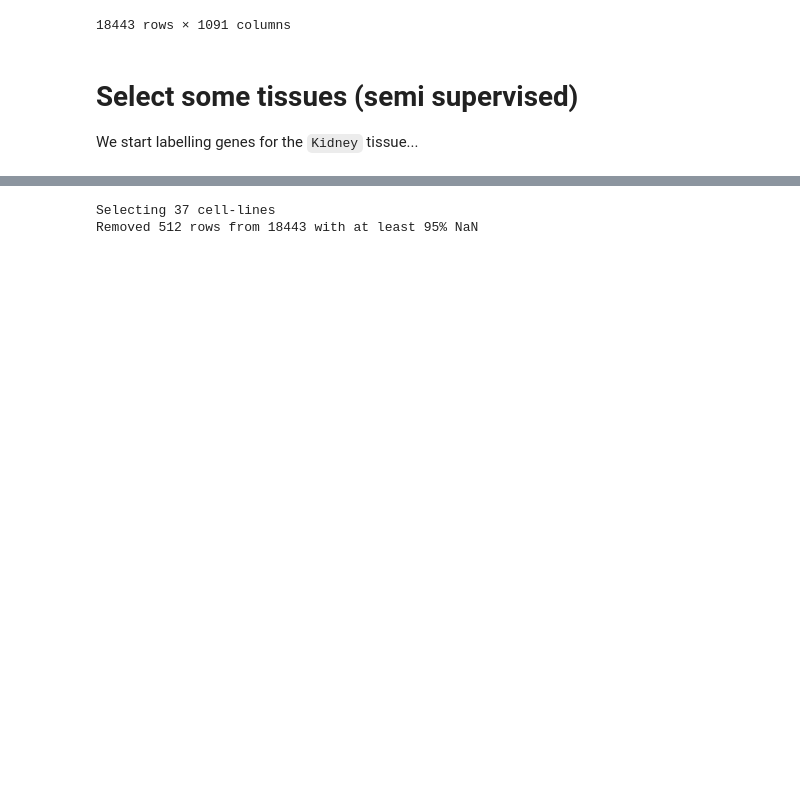
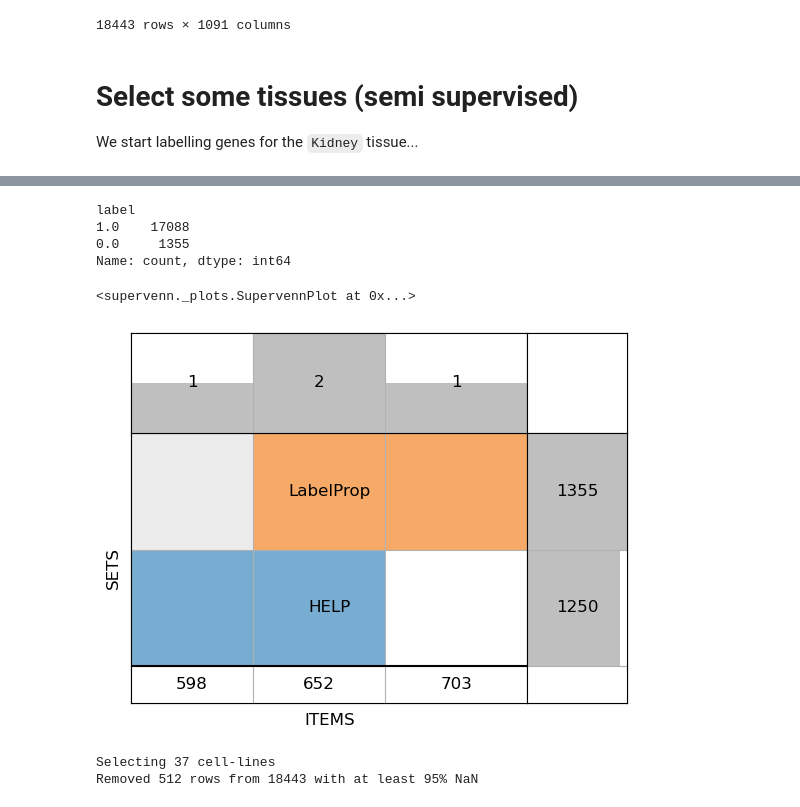
Before and after one commit to giordamaug/HELP, a Jupyter notebook: help/notebooks/labelling_tissue_ss.ipynb, the cells around one changed output, grey strips where cells are left out. Drawn from its saved outputs; the diff is of its cells as text; code cells hidden in the pictures; blank space fills up the shorter version.

```diff
--- a/help/notebooks/labelling_tissue_ss.ipynb
+++ b/help/notebooks/labelling_tissue_ss.ipynb
@@ -96,3 +86,36 @@ SyntaxError: invalid syntax (<ipython-input-32-9d2c31a21eaf>, line 6)
+# %%
+from help.preprocess.imputer import imputer_knn
+from sklearn.semi_supervised import LabelPropagation
+Bagel_E = pd.read_csv(os.path.join(datapath, "curated_BAGEL_E.tsv"), index_col=0)
+Bagel_NE = pd.read_csv(os.path.join(datapath, "curated_BAGEL_NE.tsv"), index_col=0)
+label_prop_model = LabelPropagation(kernel='knn')
+df1 = df[df.index.isin(Bagel_E.index)]
+df1 = df1.assign(label=lambda x: 0)
+df2 = df[df.index.isin(Bagel_NE.index)]
+df2 = df2.assign(label=lambda x: 1)
+df3 = df[~((df.index.isin(Bagel_E.index)) | (df.index.isin(Bagel_NE.index)))]
+df3 = df3.assign(label=lambda x: -1)
+df_m = pd.concat([df1,df2,df3], axis=0)
+df_m = imputer_knn(df_m)
+model = label_prop_model.fit(df_m.drop(columns=['label']), df_m['label'])
+# %%
+df_m[df_m['label'] == -1].drop(columns=['label'])
+labels = model.predict(df_m[df_m['label'] == -1].drop(columns=['label']))
+df_m.loc[df_m.label==-1, 'label'] = labels
+df_m['label'].value_counts()
+# %% [output]
+label
+1.0    17088
+0.0     1355
+Name: count, dtype: int64
+# %%
+import matplotlib.pyplot as plt
+from supervenn import supervenn
+label_pan = pd.read_csv(os.path.join(datapath, "PanTissue_group_HELP.csv"), index_col=0)
+supervenn([set(label_pan[label_pan['label'] == 'E'].index),set(df_m[df_m['label'] == 0.0].index)], ['HELP', 'LabelProp'])
+# %% [output]
+<supervenn._plots.SupervennPlot at 0x...>
+[figure, added]
 # %%
 tissue = 'Kidney'
 from help.utility.selection import select_cell_lines, delrows_with_nan_percentage
```
Also changed, not shown: parts of 3 cells of this notebook, 2 other files.
